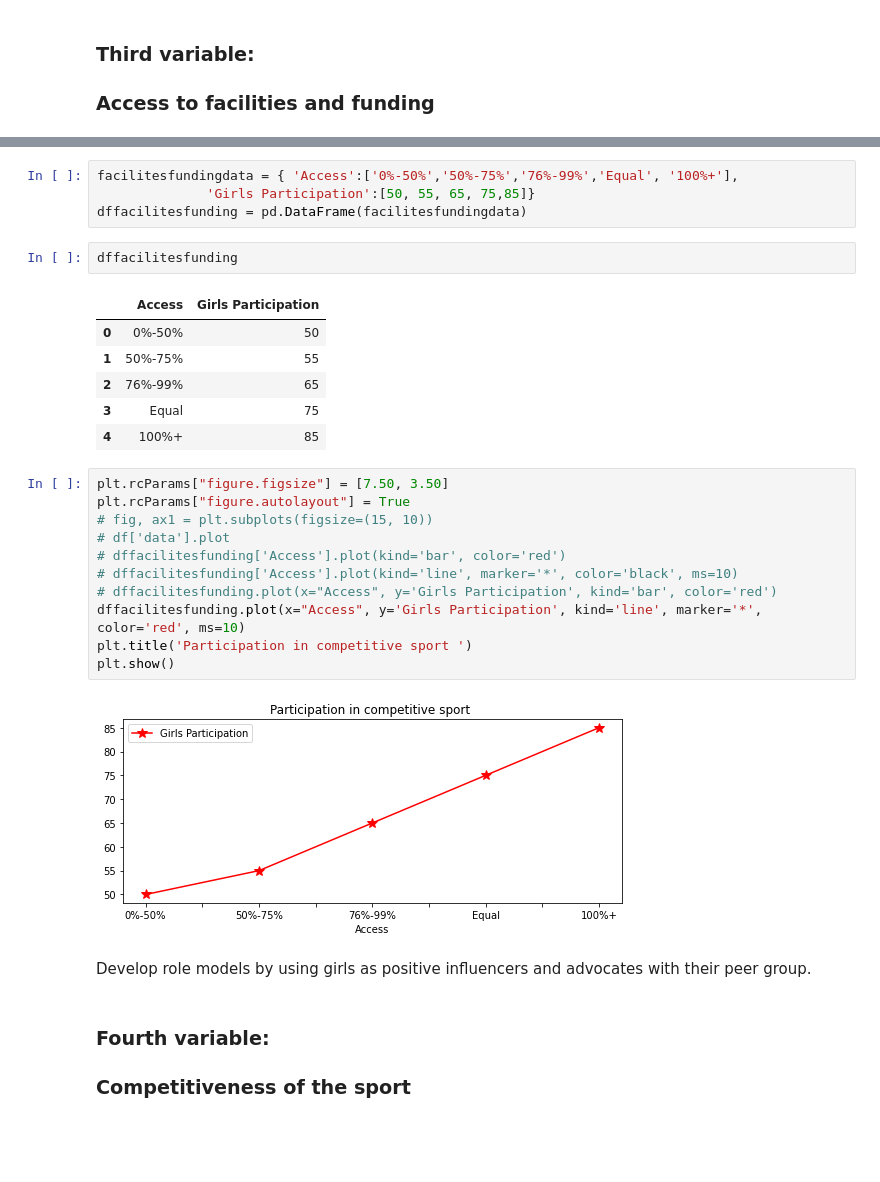
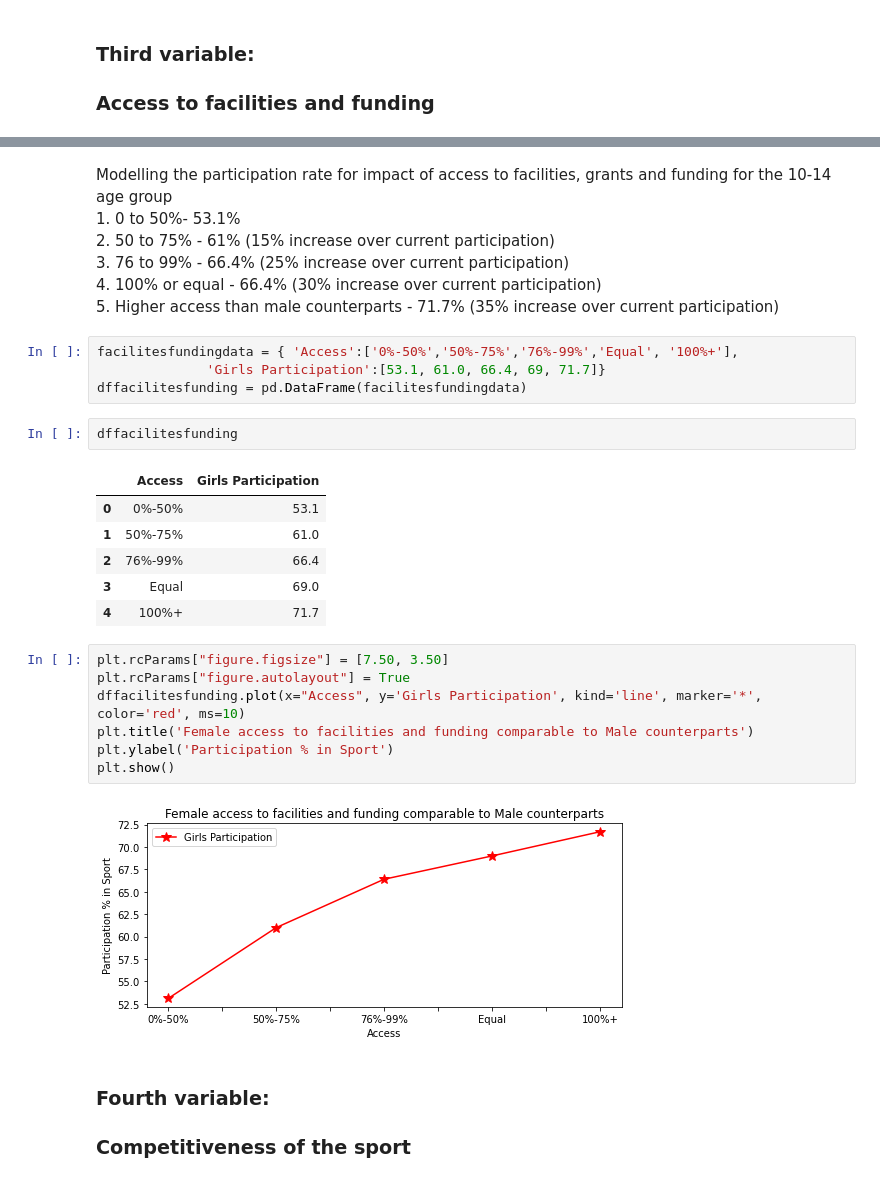
Before and after one commit to Michelleoc/programming-for-data-analysis-project, a Jupyter notebook: project.ipynb, the cells around one changed output, grey strips where cells are left out. Drawn from its saved outputs; the diff is of its cells as text; blank space fills up the shorter version.

```diff
--- a/project.ipynb
+++ b/project.ipynb
@@ -268,32 +281,32 @@ https://womenandsport.ca/wp-content/uploads/2020/06/Canadian-Women-Sport_The-Ral
+# %% [markdown]
+Modelling the participation rate for impact of access to facilities, grants and funding for the 10-14 age group
+    1. 0 to 50%- 53.1%
+    2. 50 to 75% - 61% (15% increase over current participation)
+    3. 76 to 99% - 66.4% (25% increase over current participation)
+    4. 100% or equal - 66.4% (30% increase over current participation)
+    5. Higher access than male counterparts - 71.7% (35% increase over current participation)
 # %%
 facilitesfundingdata = { 'Access':['0%-50%','50%-75%','76%-99%','Equal', '100%+'],
-              'Girls Participation':[50, 55, 65, 75,85]}
+              'Girls Participation':[53.1, 61.0, 66.4, 69, 71.7]}
 dffacilitesfunding = pd.DataFrame(facilitesfundingdata)
 # %%
 dffacilitesfunding
 # %% [output]
 |  | Access | Girls Participation |
-| 0 | 0%-50% | 50 |
-| 1 | 50%-75% | 55 |
-| 2 | 76%-99% | 65 |
-| 3 | Equal | 75 |
-| 4 | 100%+ | 85 |
+| 0 | 0%-50% | 53.1 |
+| 1 | 50%-75% | 61.0 |
+| 2 | 76%-99% | 66.4 |
+| 3 | Equal | 69.0 |
+| 4 | 100%+ | 71.7 |
 # %%
 plt.rcParams["figure.figsize"] = [7.50, 3.50]
 plt.rcParams["figure.autolayout"] = True
-# fig, ax1 = plt.subplots(figsize=(15, 10))
-# df['data'].plot
-# dffacilitesfunding['Access'].plot(kind='bar', color='red')
-# dffacilitesfunding['Access'].plot(kind='line', marker='*', color='black', ms=10)
-# dffacilitesfunding.plot(x="Access", y='Girls Participation', kind='bar', color='red')
 dffacilitesfunding.plot(x="Access", y='Girls Participation', kind='line', marker='*', color='red', ms=10)
-plt.title('Participation in competitive sport ')
+plt.title('Female access to facilities and funding comparable to Male counterparts')
+plt.ylabel('Participation % in Sport')
 plt.show()
 # %% [output]
-[figure, old version]
+[figure, new version]
-# %% [markdown]
-Develop role models by using girls as positive influencers and advocates with their peer
-group.
 # %% [markdown]
 ### Fourth variable:<a name="4thvariable"></a>
 ### Competitiveness of the sport
```
Also changed, not shown: parts of 44 cells of this notebook, 11 other files.
